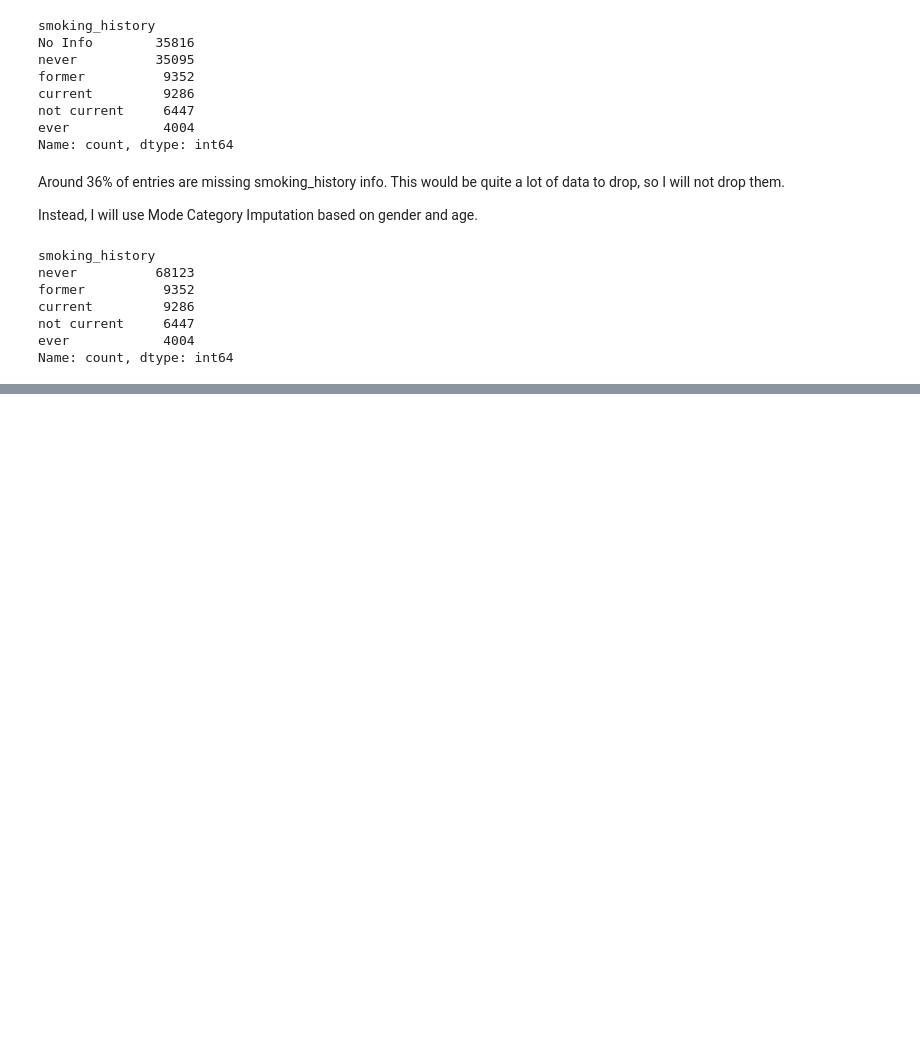
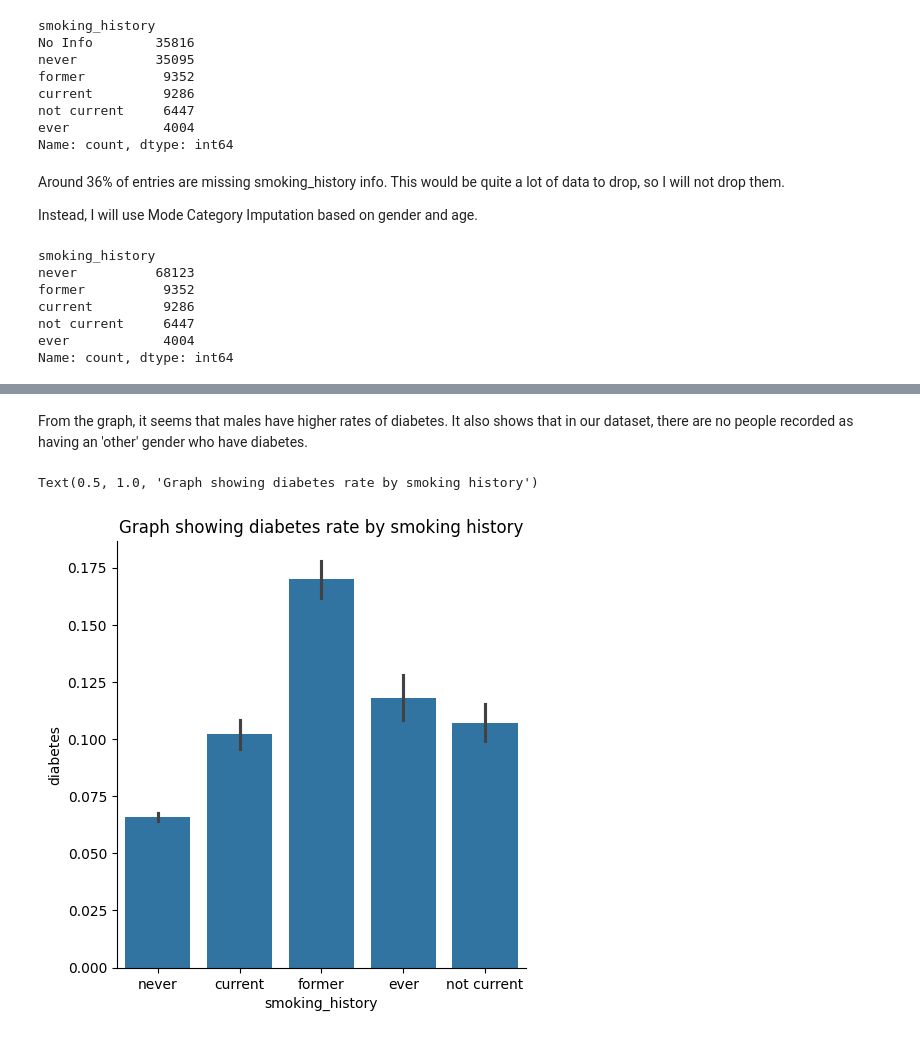
Before and after one commit to hannasophian/diabetes_prediction, a Jupyter notebook: project.ipynb, the cells around one changed output, grey strips where cells are left out. Cells and saved outputs as stored; diff of their text form; code cells hidden in the pictures; blank space fills up the shorter version.

```diff
--- a/project.ipynb
+++ b/project.ipynb
@@ -97,0 +105,11 @@ Name: count, dtype: int64
+# %% [markdown]
+From the graph, it seems that males have higher rates of diabetes. It also shows that in our dataset, there are no people recorded as having an 'other' gender who have diabetes.
+# %%
+sns.catplot(
+    data=df, x="smoking_history", y="diabetes",
+    kind="bar"
+)
+plt.title("Graph showing diabetes rate by smoking history")
+# %% [output]
+Text(0.5, 1.0, 'Graph showing diabetes rate by smoking history')
+[figure, added]
```
Also changed, not shown: parts of 18 cells of this notebook.
